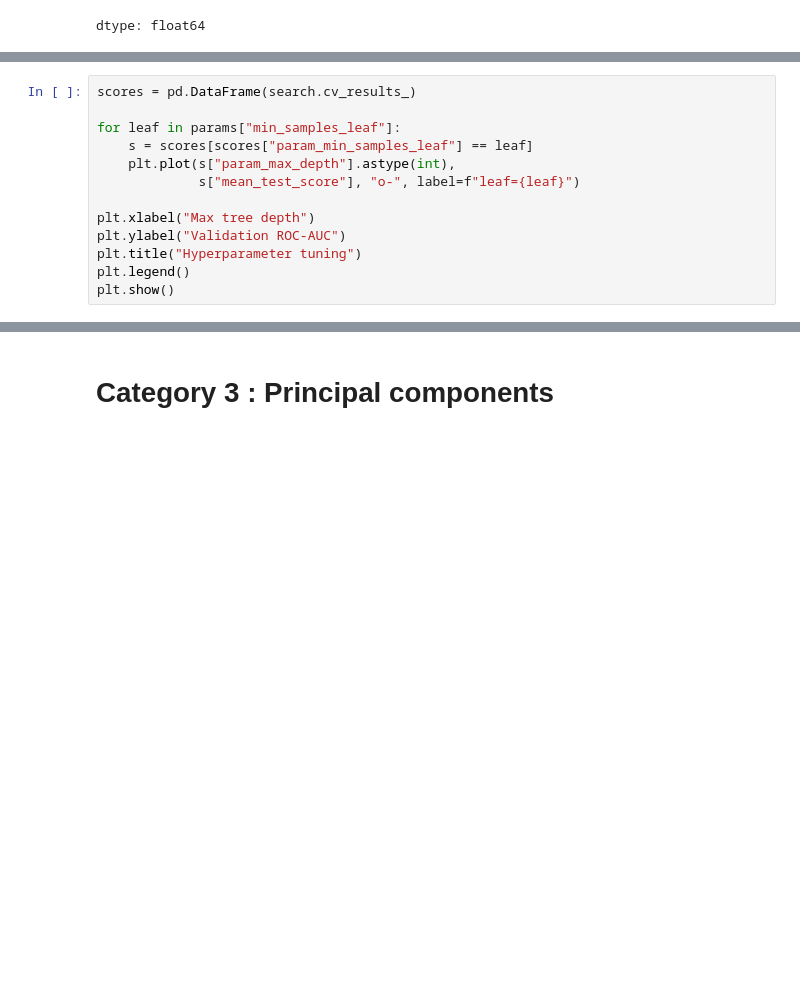
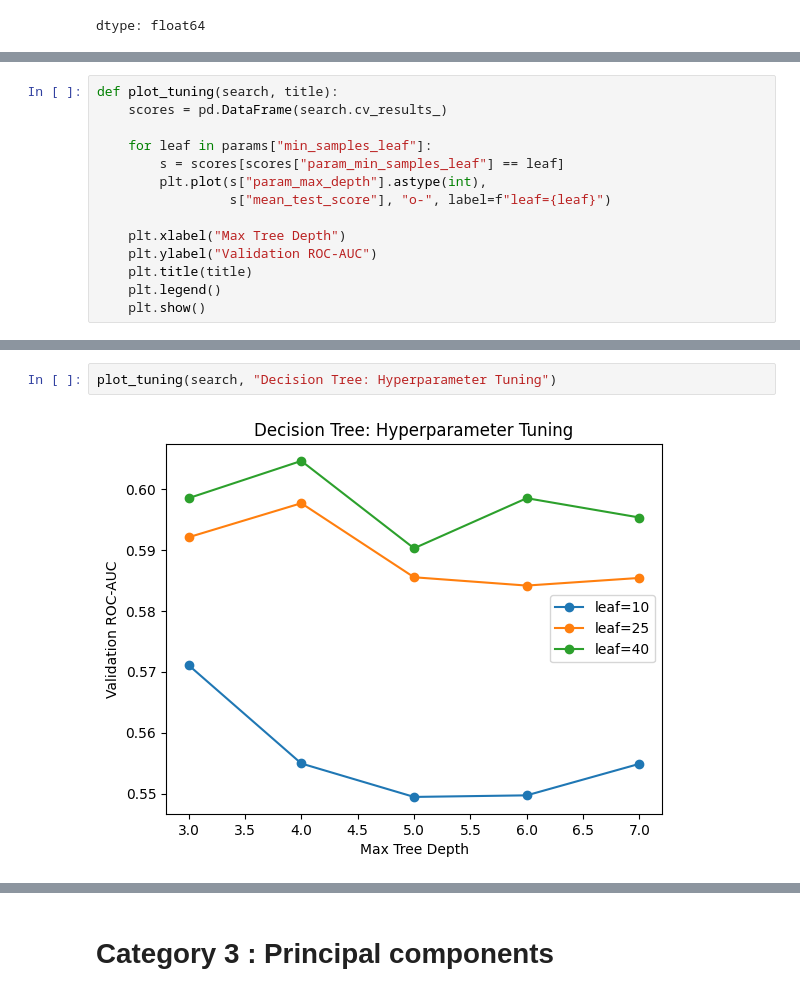
Before and after one commit to KateYANG93/ExData_Plotting1, a Jupyter notebook: Machine_Learning_in_Finance_Group_Work_Project_.ipynb, the cells around one changed output, grey strips where cells are left out. Saved outputs shown, nothing was run; the diff lists cells and outputs as text; blank space fills up the shorter version.

```diff
--- a/Machine_Learning_in_Finance_Group_Work_Project_.ipynb
+++ b/Machine_Learning_in_Finance_Group_Work_Project_.ipynb
@@ -181,13 +172,14 @@ Best CV AUC: 0.576
 # %%
-scores = pd.DataFrame(search.cv_results_)
+def plot_tuning(search, title):
+    scores = pd.DataFrame(search.cv_results_)
 
-for leaf in params["min_samples_leaf"]:
-    s = scores[scores["param_min_samples_leaf"] == leaf]
-    plt.plot(s["param_max_depth"].astype(int),
-             s["mean_test_score"], "o-", label=f"leaf={leaf}")
+    for leaf in params["min_samples_leaf"]:
+        s = scores[scores["param_min_samples_leaf"] == leaf]
+        plt.plot(s["param_max_depth"].astype(int),
+                 s["mean_test_score"], "o-", label=f"leaf={leaf}")
 
-plt.xlabel("Max tree depth")
-plt.ylabel("Validation ROC-AUC")
-plt.title("Hyperparameter tuning")
-plt.legend()
-plt.show()
+    plt.xlabel("Max Tree Depth")
+    plt.ylabel("Validation ROC-AUC")
+    plt.title(title)
+    plt.legend()
+    plt.show()
@@ -196 +206,5 @@ plt.show()
+# %%
+plot_tuning(search, "Decision Tree: Hyperparameter Tuning")
+# %% [output]
+[figure, added]
 # %%
```
Also changed, not shown: parts of 19 cells of this notebook.
